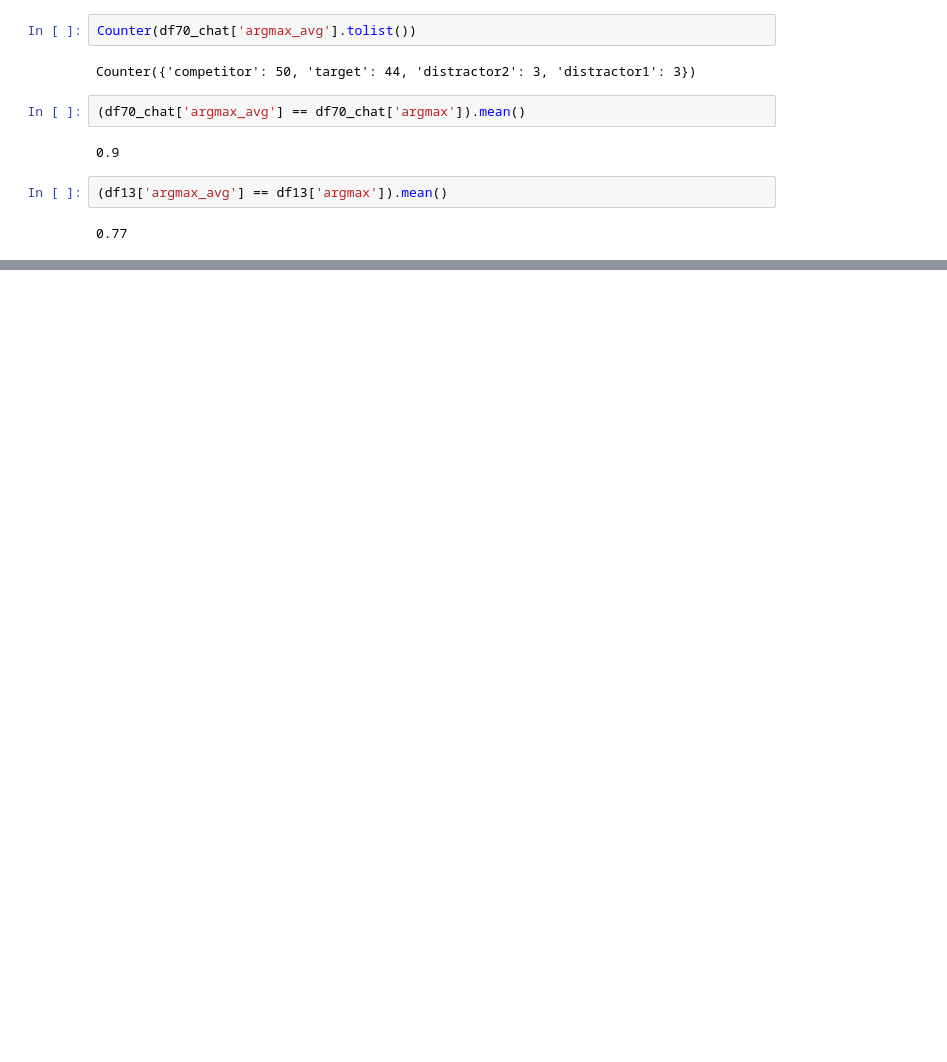
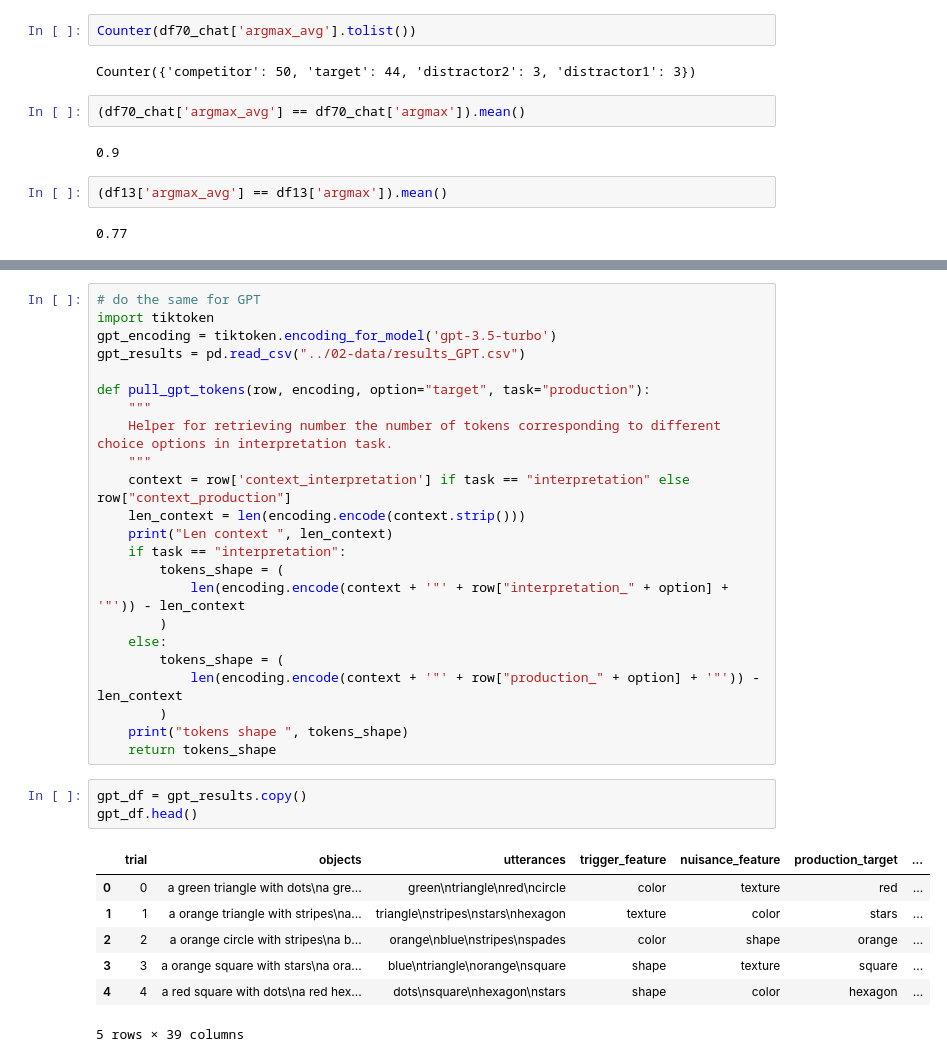
Before and after one commit to CogSciPrag/LLM-distPred-refGames, a Jupyter notebook: 01-code-LLM-experiments/debugging.ipynb, the cells around one changed output, grey strips where cells are left out. Saved outputs shown, nothing was run; the diff lists cells and outputs as text; blank space fills up the shorter version.

```diff
--- a/01-code-LLM-experiments/debugging.ipynb
+++ b/01-code-LLM-experiments/debugging.ipynb
@@ -386,0 +572,34 @@ Counter({'competitor': 50, 'target': 44, 'distractor2': 3, 'distractor1': 3})
+# %%
+# do the same for GPT
+import tiktoken
+gpt_encoding = tiktoken.encoding_for_model('gpt-3.5-turbo')
+gpt_results = pd.read_csv("../02-data/results_GPT.csv")
+
+def pull_gpt_tokens(row, encoding, option="target", task="production"):
+    """
+    Helper for retrieving number the number of tokens corresponding to different choice options in interpretation task.
+    """
+    context = row['context_interpretation'] if task == "interpretation" else row["context_production"]
+    len_context = len(encoding.encode(context.strip()))
+    print("Len context ", len_context)
+    if task == "interpretation":
+        tokens_shape = (
+            len(encoding.encode(context + '"' + row["interpretation_" + option] + '"')) - len_context
+        )
+    else:
+        tokens_shape = (
+            len(encoding.encode(context + '"' + row["production_" + option] + '"')) - len_context
+        )
+    print("tokens shape ", tokens_shape)
+    return tokens_shape
+# %%
+gpt_df = gpt_results.copy()
+gpt_df.head()
+# %% [output]
+|  | trial | objects | utterances | trigger_feature | nuisance_feature | production_target | ... |
+| 0 | 0 | a green triangle with dots\na gre... | green\ntriangle\nred\ncircle | color | texture | red | ... |
+| 1 | 1 | a orange triangle with stripes\na... | triangle\nstripes\nstars\nhexagon | texture | color | stars | ... |
+| 2 | 2 | a orange circle with stripes\na b... | orange\nblue\nstripes\nspades | color | shape | orange | ... |
+| 3 | 3 | a orange square with stars\na ora... | blue\ntriangle\norange\nsquare | shape | texture | square | ... |
+| 4 | 4 | a red square with dots\na red hex... | dots\nsquare\nhexagon\nstars | shape | color | hexagon | ... |
+5 rows × 39 columns
```
Also changed, not shown: parts of 9 cells of this notebook, 2 other files.
